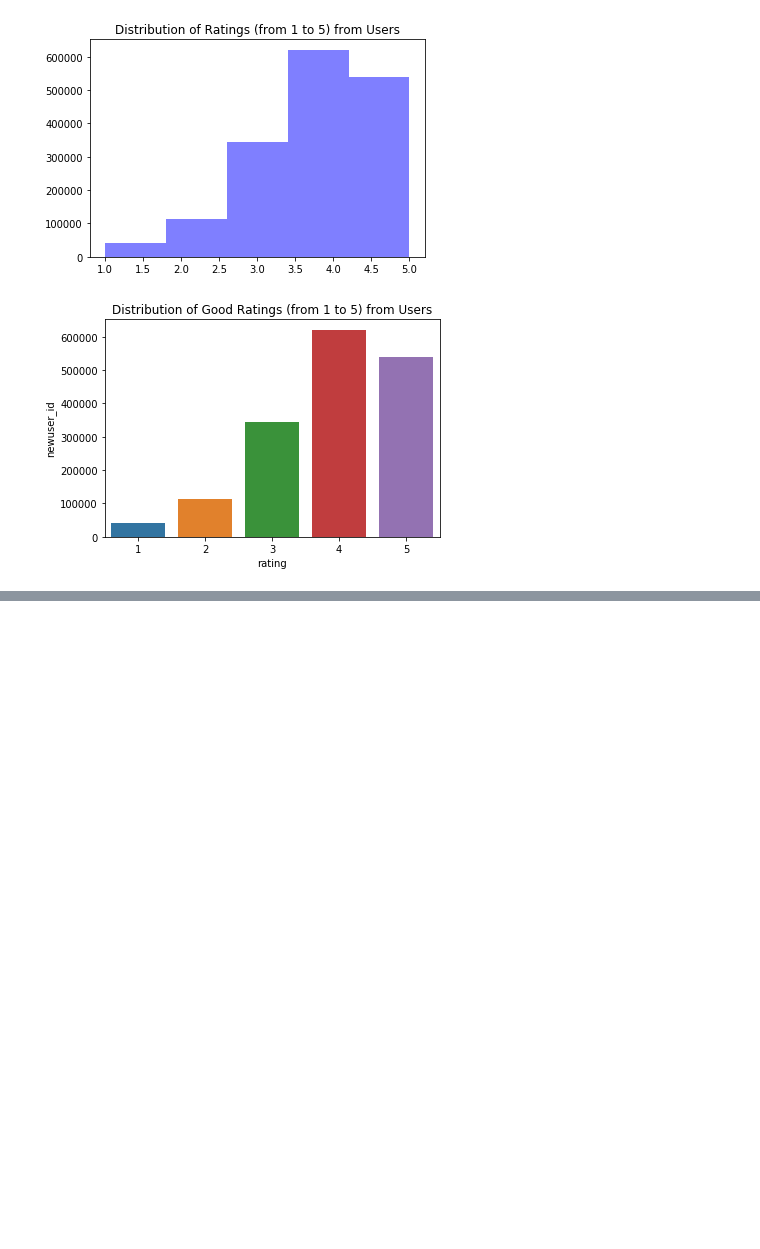
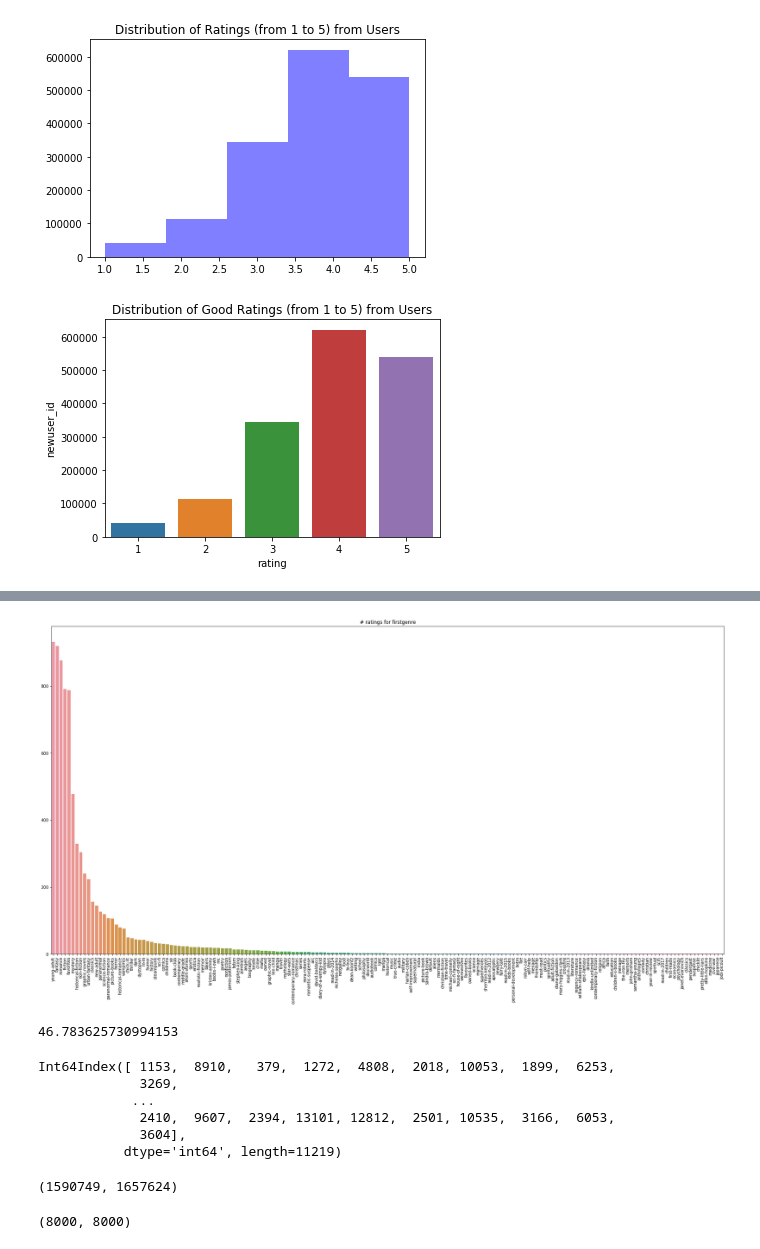
Before and after one commit to myccccccc/RecoBook, a Jupyter notebook: Second_EDA.ipynb, the cells around one changed output, grey strips where cells are left out. Saved outputs shown, nothing was run; the diff lists cells and outputs as text; code cells hidden in the pictures; blank space fills up the shorter version.

```diff
--- a/Second_EDA.ipynb
+++ b/Second_EDA.ipynb
@@ -124,0 +176,33 @@ plt.show()
+# %%
+plt.figure(figsize=(30, 15))
+sns.barplot(x=finalbooks["firstgenre"].value_counts().index, y=finalbooks["firstgenre"].value_counts().values)
+plt.title("# ratings for firstgenre")
+plt.xticks(rotation=90)
+plt.show()
+np.mean(finalbooks["firstgenre"].value_counts().values)
+# %% [output]
+[figure, added]
+46.783625730994153
+# %%
+reallyfinaluserids = finalratings["newuser_id"].value_counts()[finalratings["newuser_id"].value_counts() > 40].index
+reallyfinaluserids
+# %% [output]
+Int64Index([ 1153,  8910,   379,  1272,  4808,  2018, 10053,  1899,  6253,
+             3269,
+            ...
+             2410,  9607,  2394, 13101, 12812,  2501, 10535,  3166,  6053,
+             3604],
+           dtype='int64', length=11219)
+# %%
+reallyfinalratings = finalratings[finalratings["newuser_id"].isin(reallyfinaluserids)].drop(columns=["Unnamed: 0"])
+(len(reallyfinalratings),
+ len(finalratings))
+# %% [output]
+(1590749, 1657624)
+# %%
+reallyfinalbookids = reallyfinalratings["newbook_id"].unique()
+finalbookids = finalratings["newbook_id"].unique()
+(len(reallyfinalbookids),
+ len(finalbookids))
+# %% [output]
+(8000, 8000)
```
Also changed, not shown: parts of 15 cells of this notebook.
